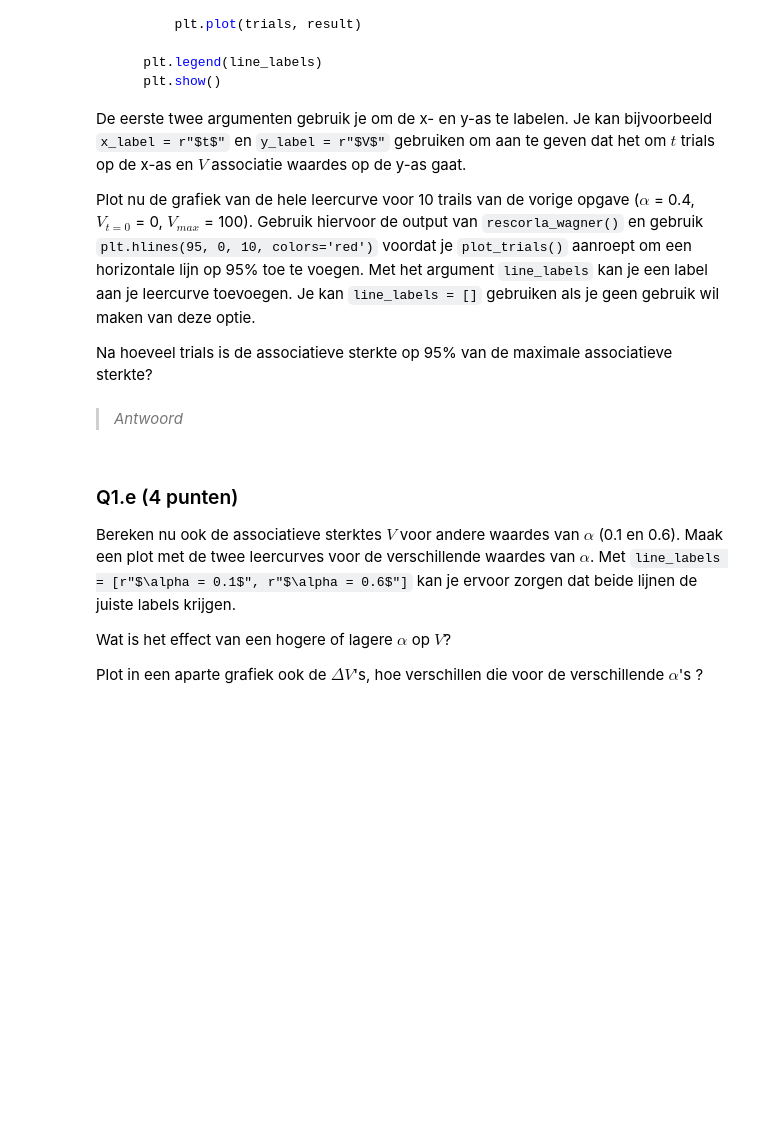
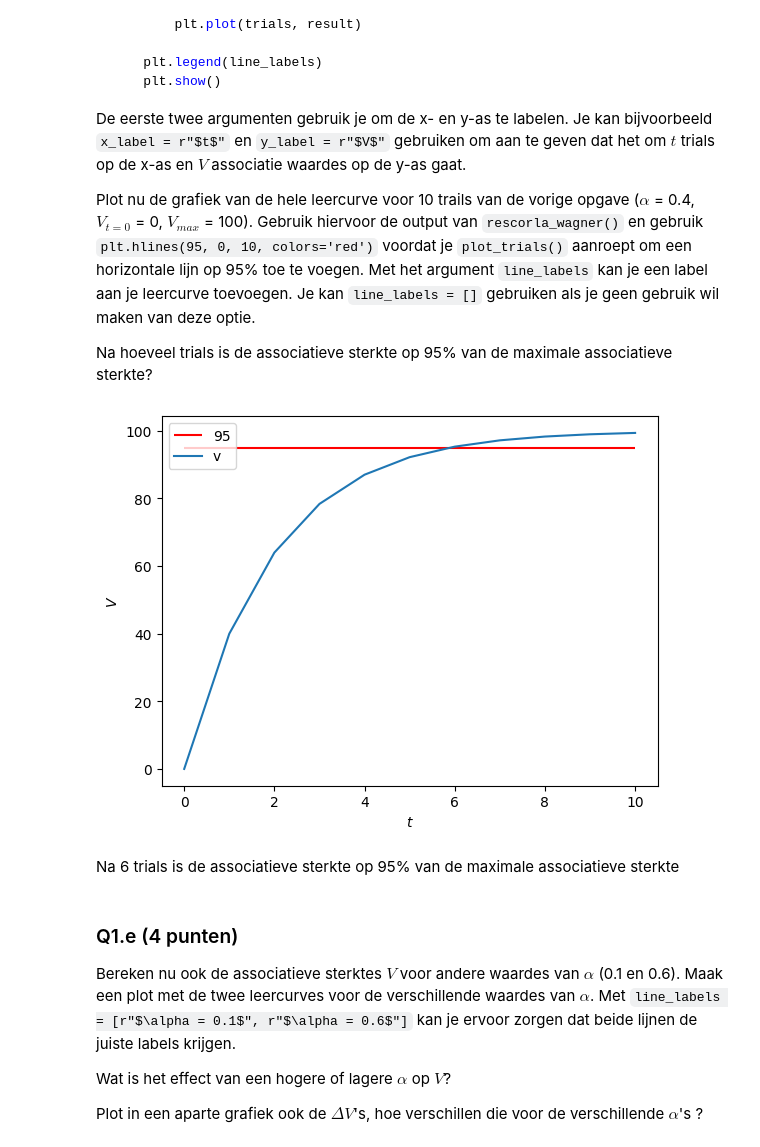
Before and after one commit to xsznr/CogMod, a Jupyter notebook: Assignment 1/Assignment_1.ipynb, the cells around one changed output. Drawn from its saved outputs; the diff is of its cells as text; code cells hidden in the pictures; blank space fills up the shorter version.

```diff
--- a/Assignment 1/Assignment_1.ipynb
+++ b/Assignment 1/Assignment_1.ipynb
@@ -99,0 +96,6 @@ Gebruik de functie om het leren van een associatie in 10 trials te simuleren. Ge
+# %%
+sim = rescorla_wagner(0.4, 0, 100, 10)
+print('simulatie:',sim)
+print('laatste trailwaardes zijn:')
+print('v =',sim[0][-1])
+print('delta_v =',sim[1][-1])
@@ -126,5 +133,21 @@ Na hoeveel trials is de associatieve sterkte op 95% van de maximale associatieve
-# %% [markdown]
-> *Antwoord*
+# %%
+def plot_trials(x_label, y_label, line_labels, *results_list):
+    trials = range(len(results_list[0]))
+    plt.xlabel(x_label)
+    plt.ylabel(y_label)
+
+    for result in results_list:
+        plt.plot(trials, result)
+
+    plt.legend(line_labels)
+    plt.show()
+
+plt.hlines(95, 0, 10, colors='red')
+plot_trials(r"$t$", r"$V$", ['95','v'], sim[0])
+# %% [output]
+[figure, added]
+# %% [markdown]
+Na 6 trials is de associatieve sterkte op 95% van de maximale associatieve sterkte
 # %% [markdown]
 ### Q1.e (4 punten)
 
```
Also changed, not shown: parts of 7 cells of this notebook.
